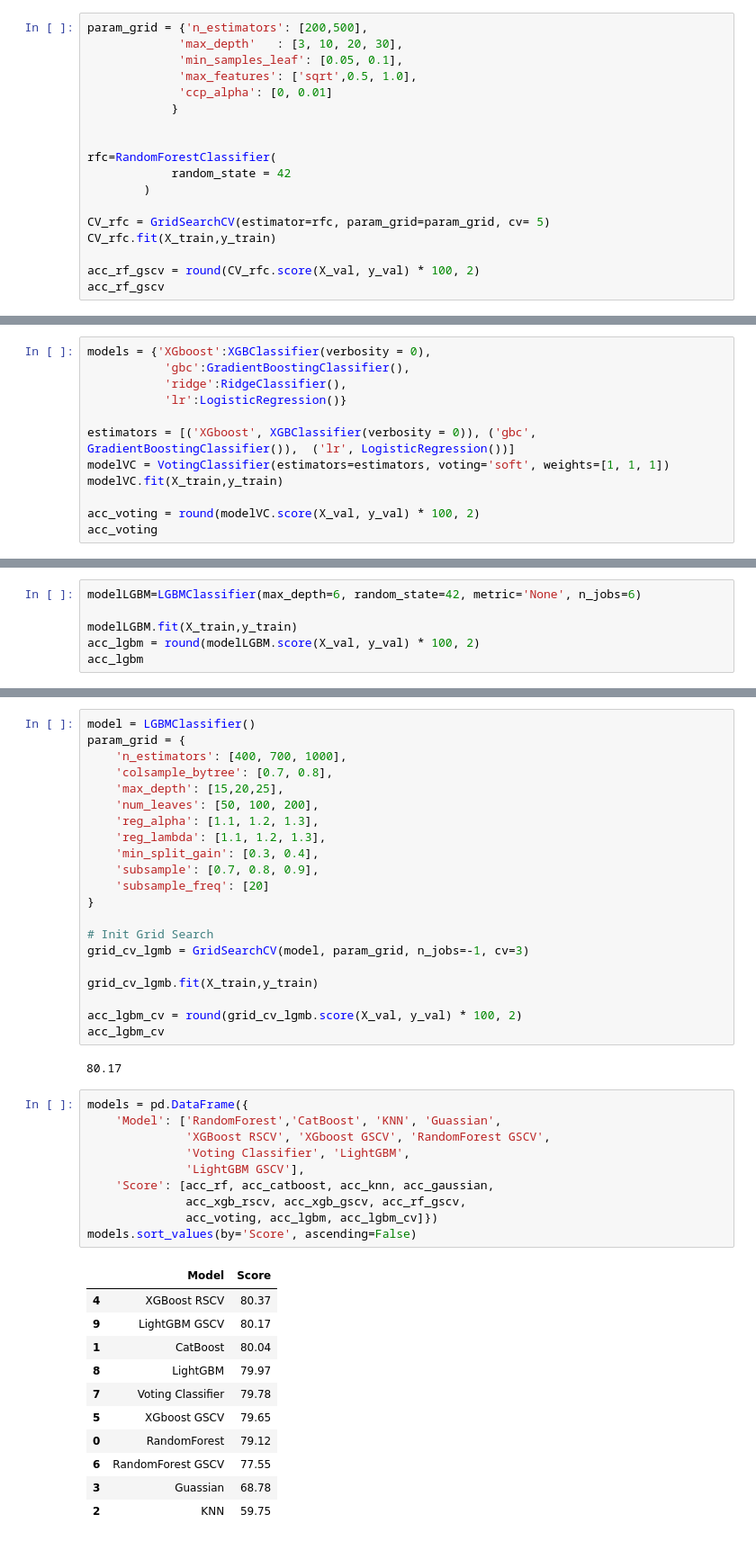
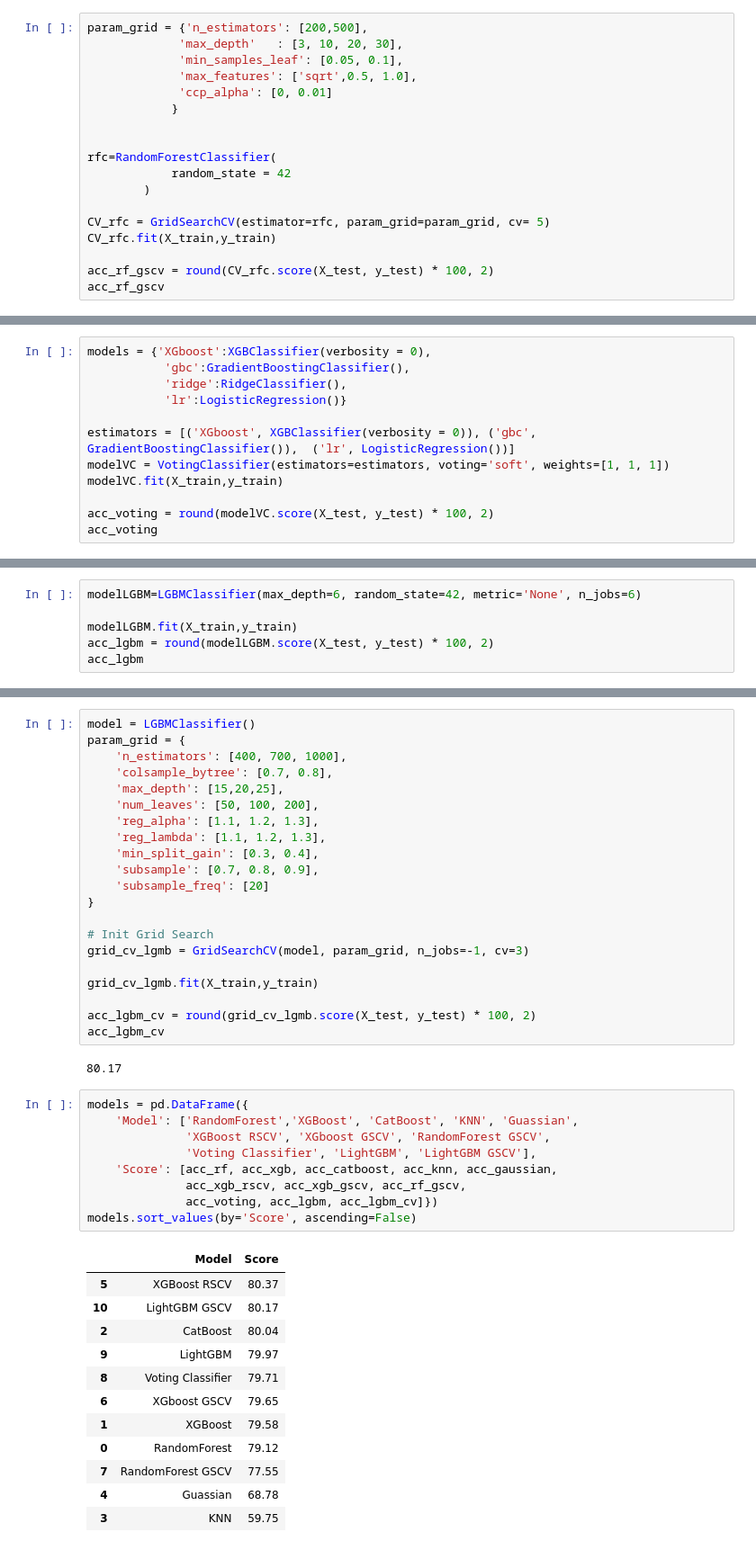
Before and after one commit to diegoflorescba/AprendizajeSupervisado, a Jupyter notebook: Práctico/baseline_grupo11.ipynb, the cells around one changed output, grey strips where cells are left out. Shown at 90% size. Saved outputs shown, nothing was run; the diff lists cells and outputs as text.

```diff
--- a/Práctico/baseline_grupo11.ipynb
+++ b/Práctico/baseline_grupo11.ipynb
@@ -718,7 +725,7 @@ rfc=RandomForestClassifier(
 CV_rfc = GridSearchCV(estimator=rfc, param_grid=param_grid, cv= 5)
 CV_rfc.fit(X_train,y_train)
 
-acc_rf_gscv = round(CV_rfc.score(X_val, y_val) * 100, 2)
+acc_rf_gscv = round(CV_rfc.score(X_test, y_test) * 100, 2)
 acc_rf_gscv
 # %% [output]
 77.55
@@ -732,6 +739,6 @@ estimators = [('XGboost', XGBClassifier(verbosity = 0)), ('gbc', GradientBoostin
 modelVC = VotingClassifier(estimators=estimators, voting='soft', weights=[1, 1, 1])
 modelVC.fit(X_train,y_train)
 
-acc_voting = round(modelVC.score(X_val, y_val) * 100, 2)
+acc_voting = round(modelVC.score(X_test, y_test) * 100, 2)
 acc_voting
 # %% [output]
@@ -740,7 +747,7 @@ acc_voting
 modelLGBM=LGBMClassifier(max_depth=6, random_state=42, metric='None', n_jobs=6)
 
 modelLGBM.fit(X_train,y_train)
-acc_lgbm = round(modelLGBM.score(X_val, y_val) * 100, 2)
+acc_lgbm = round(modelLGBM.score(X_test, y_test) * 100, 2)
 acc_lgbm
 # %% [output]
 79.97
@@ -763,29 +770,29 @@ grid_cv_lgmb = GridSearchCV(model, param_grid, n_jobs=-1, cv=3)
 
 grid_cv_lgmb.fit(X_train,y_train)
 
-acc_lgbm_cv = round(grid_cv_lgmb.score(X_val, y_val) * 100, 2)
+acc_lgbm_cv = round(grid_cv_lgmb.score(X_test, y_test) * 100, 2)
 acc_lgbm_cv
 # %% [output]
 80.17
 # %%
 models = pd.DataFrame({
-    'Model': ['RandomForest','CatBoost', 'KNN', 'Guassian',
+    'Model': ['RandomForest','XGBoost', 'CatBoost', 'KNN', 'Guassian',
               'XGBoost RSCV', 'XGboost GSCV', 'RandomForest GSCV',
-              'Voting Classifier', 'LightGBM',
-              'LightGBM GSCV'],
-    'Score': [acc_rf, acc_catboost, acc_knn, acc_gaussian,
+              'Voting Classifier', 'LightGBM', 'LightGBM GSCV'],
+    'Score': [acc_rf, acc_xgb, acc_catboost, acc_knn, acc_gaussian,
               acc_xgb_rscv, acc_xgb_gscv, acc_rf_gscv,
               acc_voting, acc_lgbm, acc_lgbm_cv]})
 models.sort_values(by='Score', ascending=False)
 # %% [output]
 |  | Model | Score |
-| 4 | XGBoost RSCV | 80.37 |
-| 9 | LightGBM GSCV | 80.17 |
-| 1 | CatBoost | 80.04 |
-| 8 | LightGBM | 79.97 |
-| 7 | Voting Classifier | 79.78 |
-| 5 | XGboost GSCV | 79.65 |
+| 5 | XGBoost RSCV | 80.37 |
+| 10 | LightGBM GSCV | 80.17 |
+| 2 | CatBoost | 80.04 |
+| 9 | LightGBM | 79.97 |
+| 8 | Voting Classifier | 79.71 |
+| 6 | XGboost GSCV | 79.65 |
+| 1 | XGBoost | 79.58 |
 | 0 | RandomForest | 79.12 |
-| 6 | RandomForest GSCV | 77.55 |
-| 3 | Guassian | 68.78 |
-| 2 | KNN | 59.75 |
+| 7 | RandomForest GSCV | 77.55 |
+| 4 | Guassian | 68.78 |
+| 3 | KNN | 59.75 |
```
Also changed, not shown: parts of 10 cells of this notebook, 6 other files.
